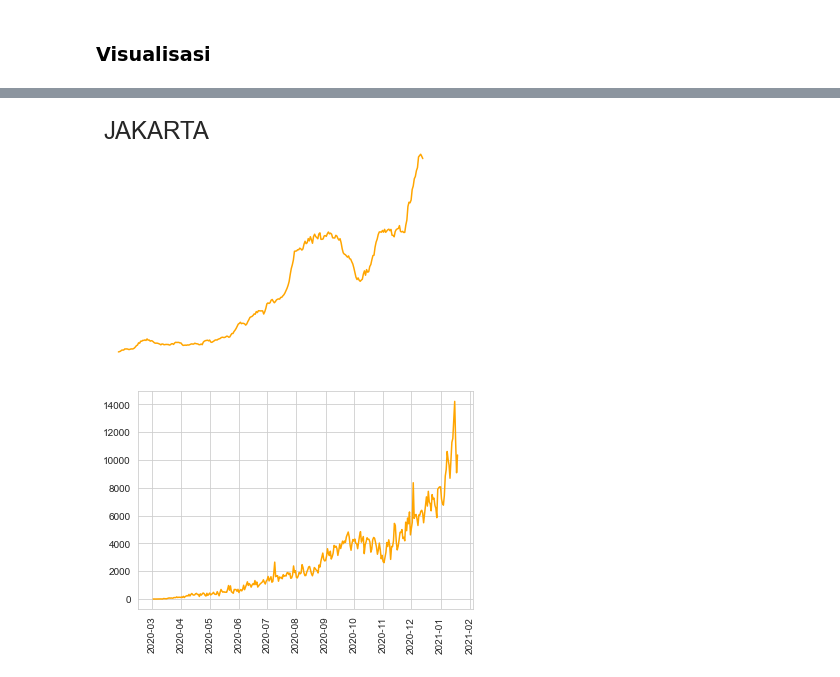
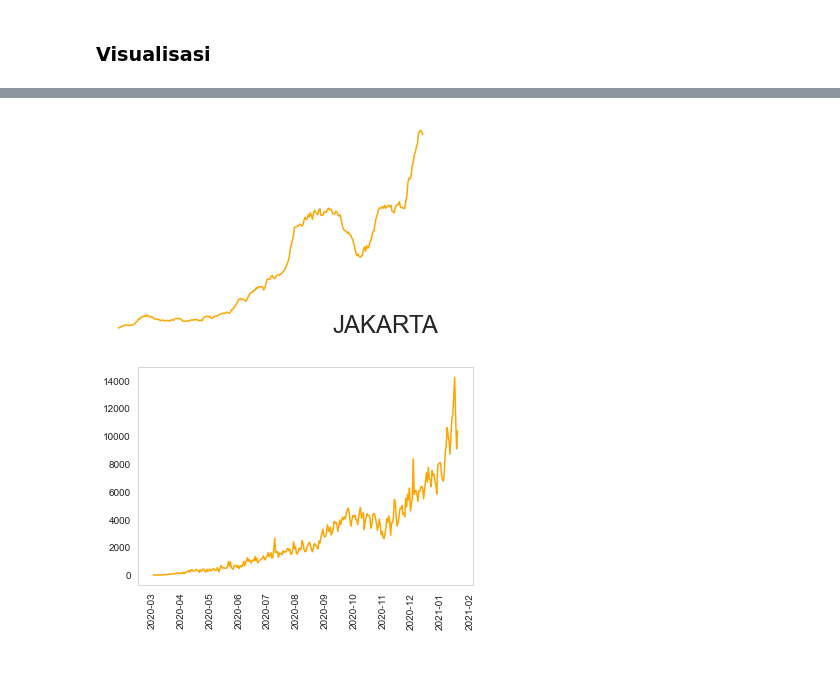
Before and after one commit to imfery/covid-19-viz, a Jupyter notebook: Covid-19 Visualization.ipynb, the cells around one changed output, grey strips where cells are left out. Cells and saved outputs as stored; diff of their text form; code cells hidden in the pictures.

```diff
--- a/Covid-19 Visualization.ipynb
+++ b/Covid-19 Visualization.ipynb
@@ -249,13 +268,14 @@ plt.show()
 # %%
 plt.plot(kasus_harian.index,kasus_harian['Jakarta'].rolling(7).mean(), c='orange')
 plt.axis('off')
-plt.title('Jakarta'.upper(),x=0,y=1,fontsize=24,loc='left')
+plt.title('Jakarta'.upper(),x=1,y=0,fontsize=24,loc='right')
 plt.show()
 # %% [output]
-[figure, old version]
+[figure, new version]
 # %%
 plt.plot(stats.index,stats['Kasus harian'], c='orange')
 plt.xticks(rotation=90)
+plt.grid(False)
 plt.show()
 # %% [output]
-[figure, old version]
+[figure, new version]
```
Also changed, not shown: parts of 6 cells of this notebook.
